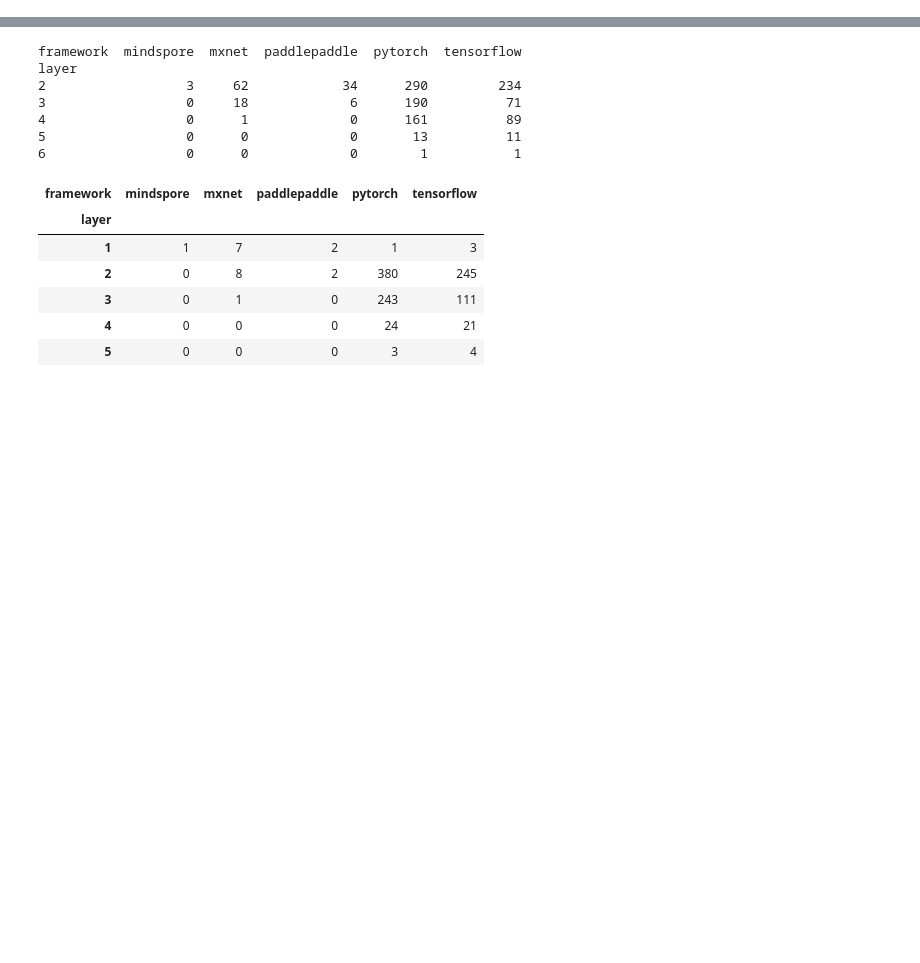
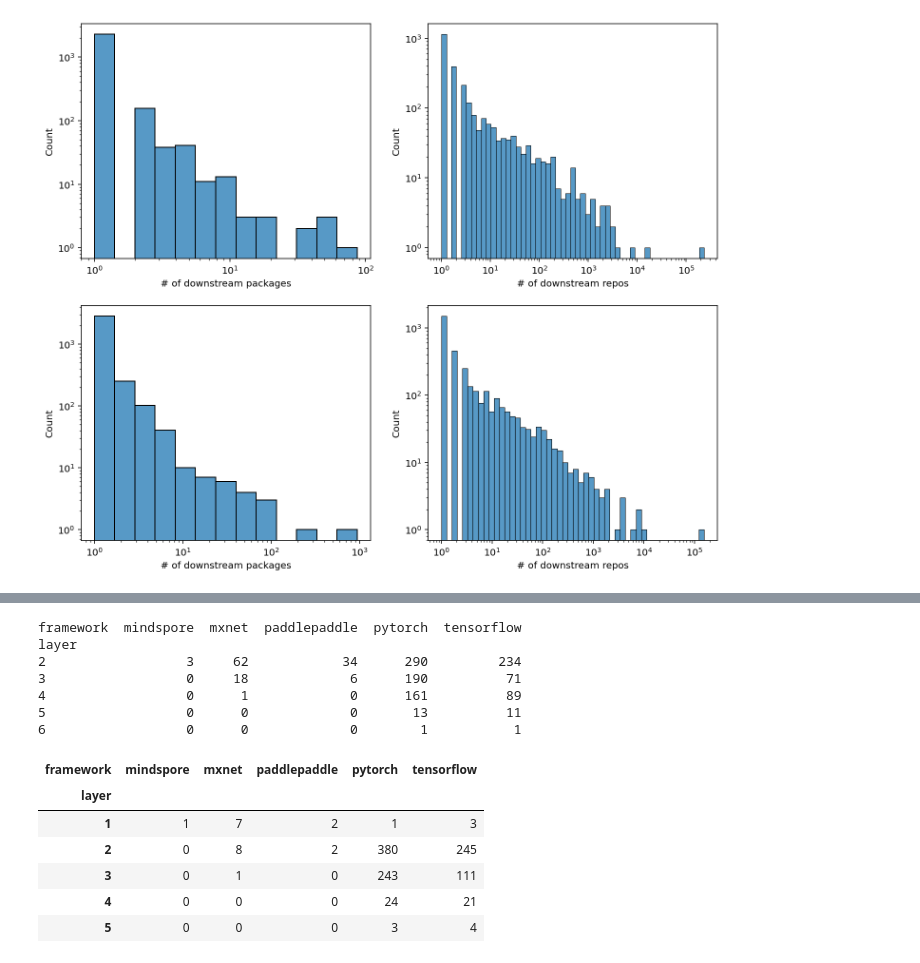
Before and after one commit to gaokai320/DLSupplyChainLandscape, a Jupyter notebook: rq1_packages.ipynb, the cells around one changed output, grey strips where cells are left out. Drawn from its saved outputs; the diff is of its cells as text; code cells hidden in the pictures; blank space fills up the shorter version.

```diff
--- a/rq1_packages.ipynb
+++ b/rq1_packages.ipynb
@@ -106,0 +258,21 @@ Gini coefficient: 0.603261785220878 0.7827195727858853
+# %%
+def my_histplot():
+    f, axes = plt.subplots(2, 2, figsize=(12, 10))
+    axes[0][0].set(xscale="log", yscale="log")
+    axes[0][1].set(xscale="log", yscale="log")
+    axes[1][0].set(xscale="log", yscale="log")
+    axes[1][1].set(xscale="log", yscale="log")
+    tf_tmp = deepcopy(tf_layers)
+    pt_tmp = deepcopy(pt_layers)
+    tf_tmp['# of downstream packages'] = tf_tmp['down_pkgs'] + 1
+    pt_tmp['# of downstream packages'] = pt_tmp['down_pkgs'] + 1
+    tf_tmp['# of downstream repos'] = tf_tmp['comb_downstream'] + 1
+    pt_tmp['# of downstream repos'] = pt_tmp['comb_downstream'] + 1
+    sns.histplot(data=tf_tmp, x='# of downstream packages', ax=axes[0][0])
+    sns.histplot(data=pt_tmp, x='# of downstream packages', ax=axes[1][0])
+    sns.histplot(data=tf_tmp, x='# of downstream repos', ax=axes[0][1])
+    sns.histplot(data=pt_tmp, x='# of downstream repos', ax=axes[1][1])
+
+my_histplot()
+# %% [output]
+[figure, added]
```
Also changed, not shown: parts of 29 cells of this notebook, 2 other files.
